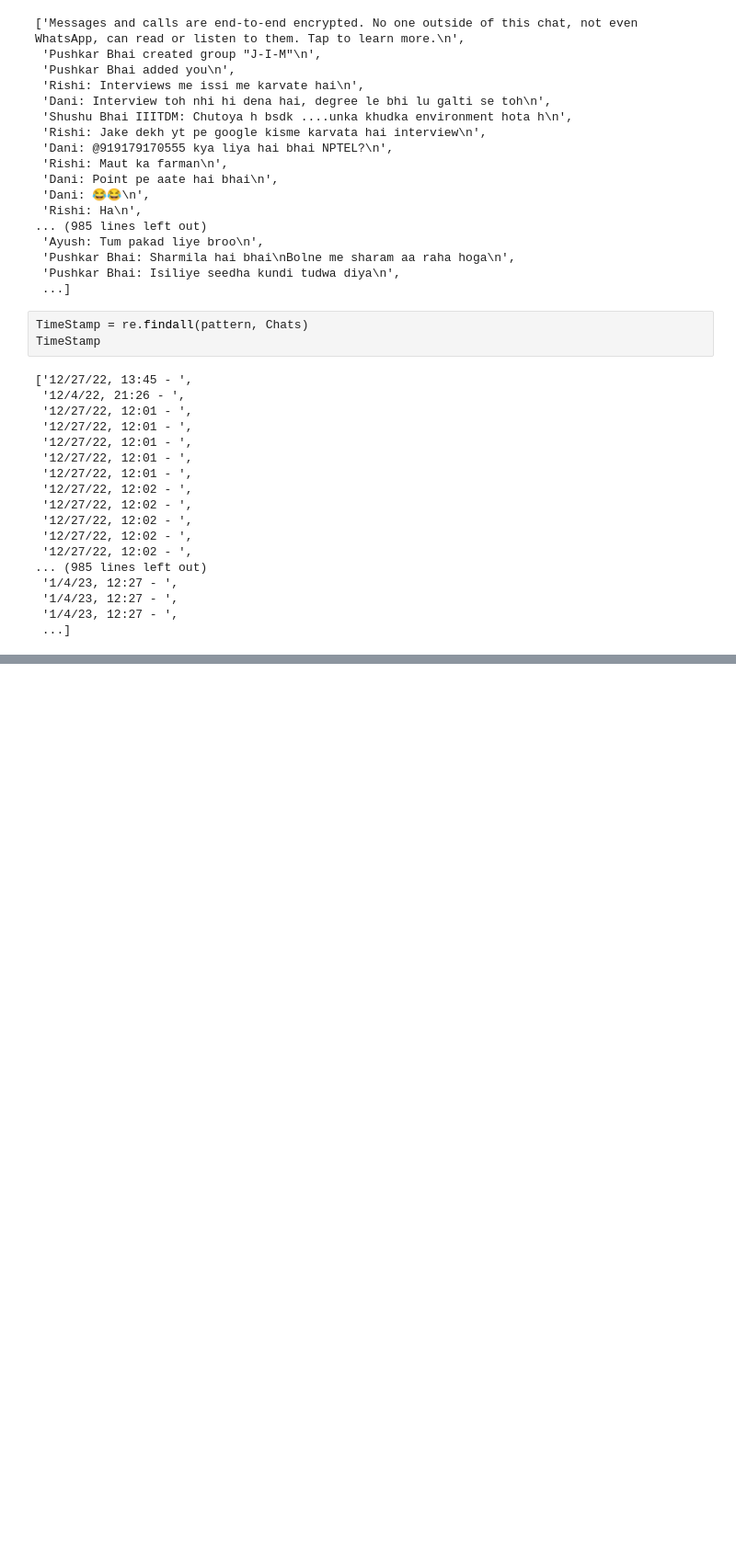
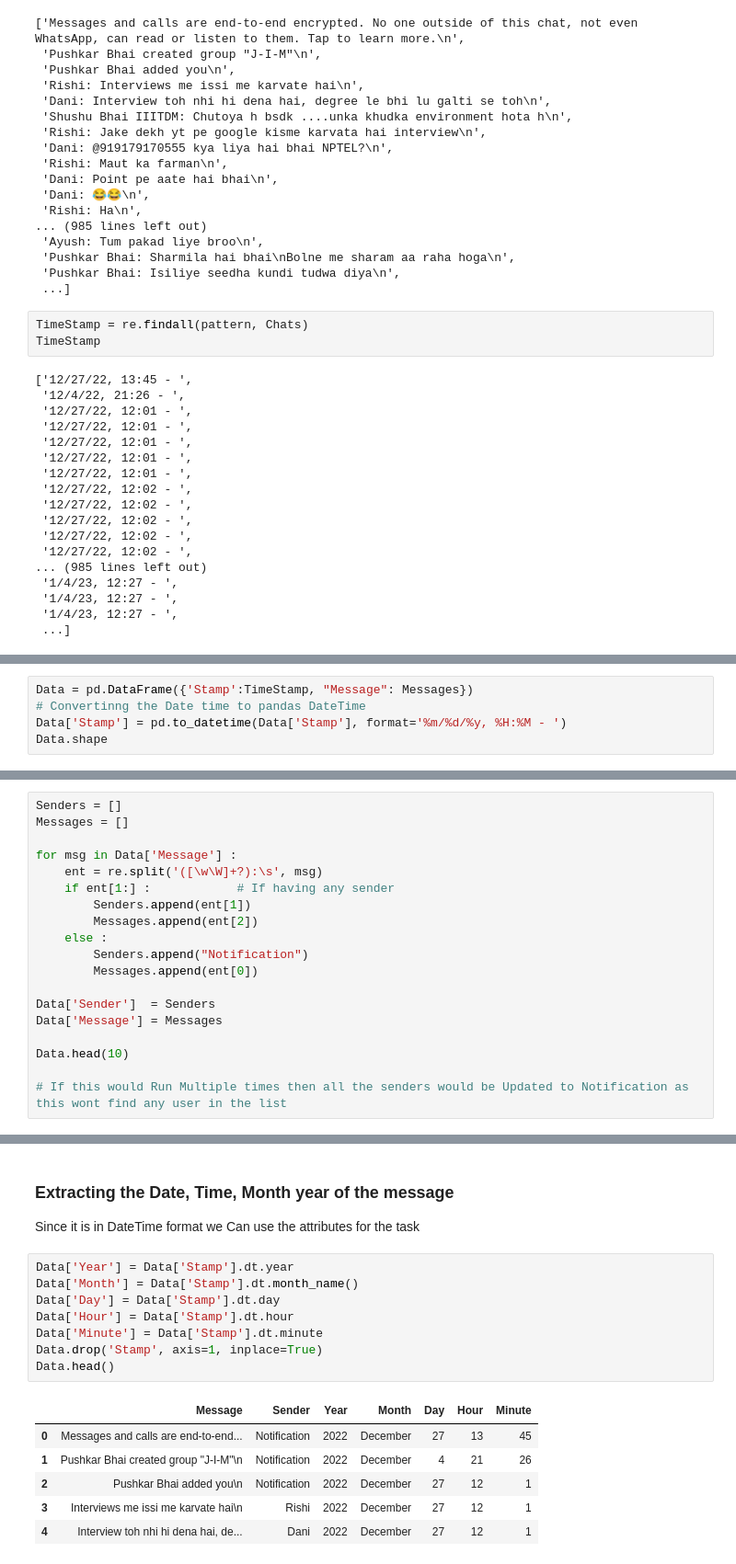
Before and after one commit to mr-ayush-agrawal/WhatsApp_Chat_Analyser, a Jupyter notebook: PreProcessing.ipynb, the cells around one changed output, grey strips where cells are left out. Shown at 92% size. Drawn from its saved outputs; the diff is of its cells as text; blank space fills up the shorter version.

```diff
--- a/PreProcessing.ipynb
+++ b/PreProcessing.ipynb
@@ -74,0 +77,5 @@ TimeStamp
+# %%
+Data = pd.DataFrame({'Stamp':TimeStamp, "Message": Messages})
+# Convertinng the Date time to pandas DateTime
+Data['Stamp'] = pd.to_datetime(Data['Stamp'], format='%m/%d/%y, %H:%M - ')
+Data.shape
@@ -74,0 +86,19 @@ TimeStamp
+# %%
+Senders = []
+Messages = []
+
+for msg in Data['Message'] :
+    ent = re.split('([\w\W]+?):\s', msg)
+    if ent[1:] :            # If having any sender
+        Senders.append(ent[1])
+        Messages.append(ent[2])
+    else :
+        Senders.append("Notification")
+        Messages.append(ent[0])
+
+Data['Sender']  = Senders
+Data['Message'] = Messages
+
+Data.head(10)
+
+# If this would Run Multiple times then all the senders would be Updated to Notification as this wont find any user in the list
@@ -74,0 +117,19 @@ TimeStamp
+# %% [markdown]
+### Extracting the Date, Time, Month year of the message
+
+Since it is in DateTime format we Can use the attributes for the task
+# %%
+Data['Year'] = Data['Stamp'].dt.year
+Data['Month'] = Data['Stamp'].dt.month_name()
+Data['Day'] = Data['Stamp'].dt.day
+Data['Hour'] = Data['Stamp'].dt.hour
+Data['Minute'] = Data['Stamp'].dt.minute
+Data.drop('Stamp', axis=1, inplace=True)
+Data.head()
+# %% [output]
+|  | Message | Sender | Year | Month | Day | Hour | Minute |
+| 0 | Messages and calls are end-to-end... | Notification | 2022 | December | 27 | 13 | 45 |
+| 1 | Pushkar Bhai created group "J-I-M"\n | Notification | 2022 | December | 4 | 21 | 26 |
+| 2 | Pushkar Bhai added you\n | Notification | 2022 | December | 27 | 12 | 1 |
+| 3 | Interviews me issi me karvate hai\n | Rishi | 2022 | December | 27 | 12 | 1 |
+| 4 | Interview toh nhi hi dena hai, de... | Dani | 2022 | December | 27 | 12 | 1 |
```
Also changed, not shown: parts of 4 cells of this notebook.
